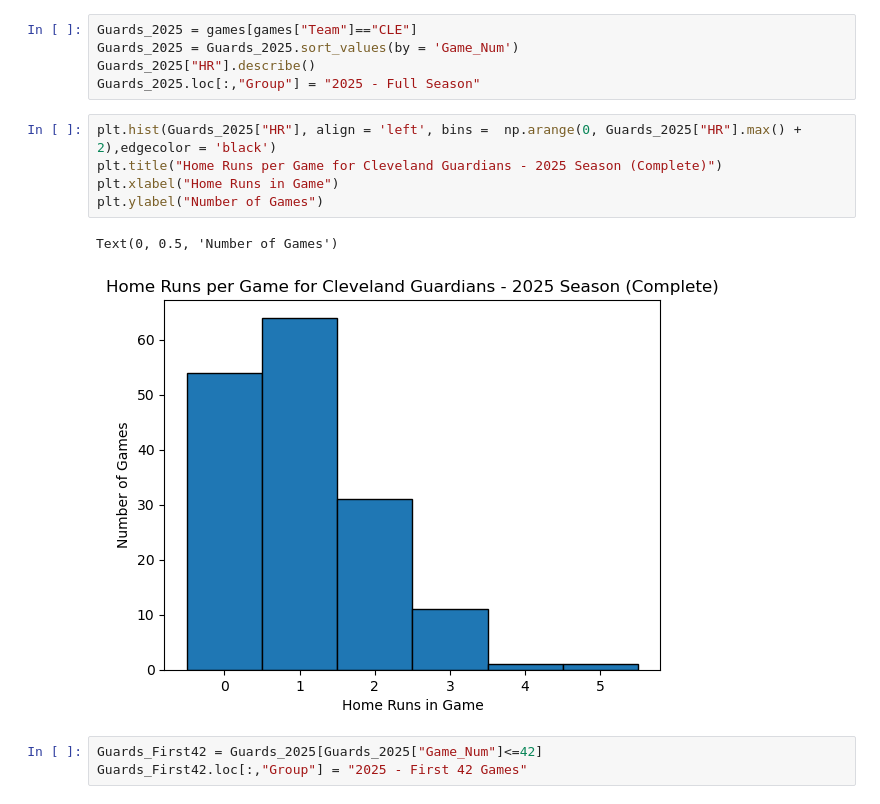
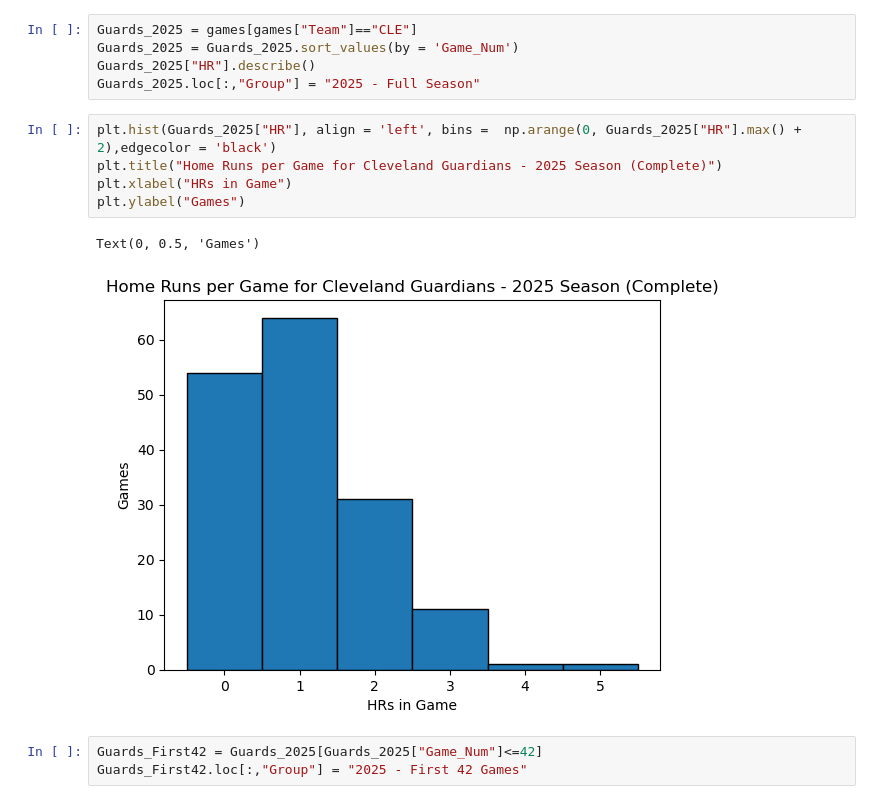
Before and after one commit to mrbond-25/BaseballHRs-Postseason-Eval, a Jupyter notebook: main.ipynb, the cells around one changed output. Saved outputs shown, nothing was run; the diff lists cells and outputs as text.

```diff
--- a/main.ipynb
+++ b/main.ipynb
@@ -23,11 +24,11 @@ Guards_2025.loc[:,"Group"] = "2025 - Full Season"
 # %%
 plt.hist(Guards_2025["HR"], align = 'left', bins =  np.arange(0, Guards_2025["HR"].max() + 2),edgecolor = 'black')
 plt.title("Home Runs per Game for Cleveland Guardians - 2025 Season (Complete)")
-plt.xlabel("Home Runs in Game")
-plt.ylabel("Number of Games")
+plt.xlabel("HRs in Game")
+plt.ylabel("Games")
 # %% [output]
-Text(0, 0.5, 'Number of Games')
+Text(0, 0.5, 'Games')
-[figure, old version]
+[figure, new version]
 # %%
 Guards_First42 = Guards_2025[Guards_2025["Game_Num"]<=42]
 Guards_First42.loc[:,"Group"] = "2025 - First 42 Games"
```
Also changed, not shown: parts of 6 cells of this notebook, 1 other file.
